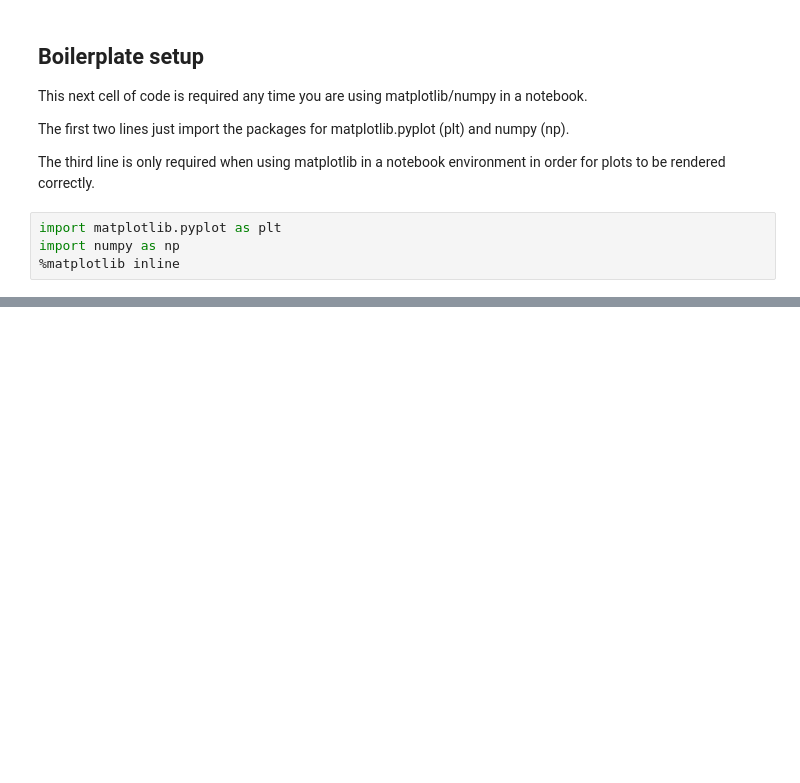
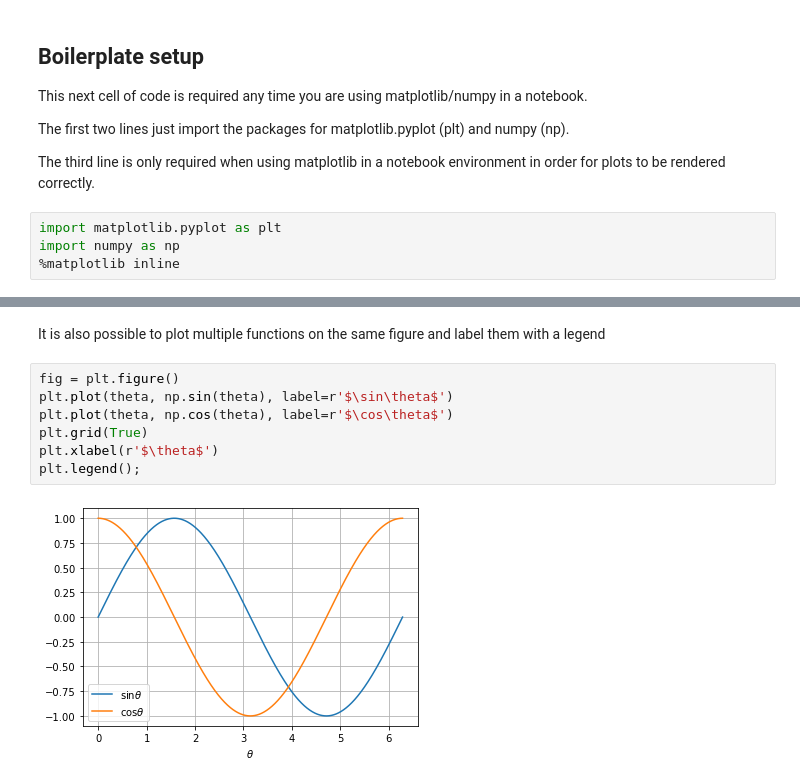
Before and after one commit to cevans216/phys4247, a Jupyter notebook: tutorial.ipynb, the cells around one changed output, grey strips where cells are left out. Drawn from its saved outputs; the diff is of its cells as text; blank space fills up the shorter version.

```diff
--- a/tutorial.ipynb
+++ b/tutorial.ipynb
@@ -42,0 +47,11 @@ axis.grid()
+# %% [markdown]
+It is also possible to plot multiple functions on the same figure and label them with a legend
+# %%
+fig = plt.figure()
+plt.plot(theta, np.sin(theta), label=r'$\sin\theta$')
+plt.plot(theta, np.cos(theta), label=r'$\cos\theta$')
+plt.grid(True)
+plt.xlabel(r'$\theta$')
+plt.legend();
+# %% [output]
+[figure, added]
```
Also changed, not shown: parts of 20 cells of this notebook.
